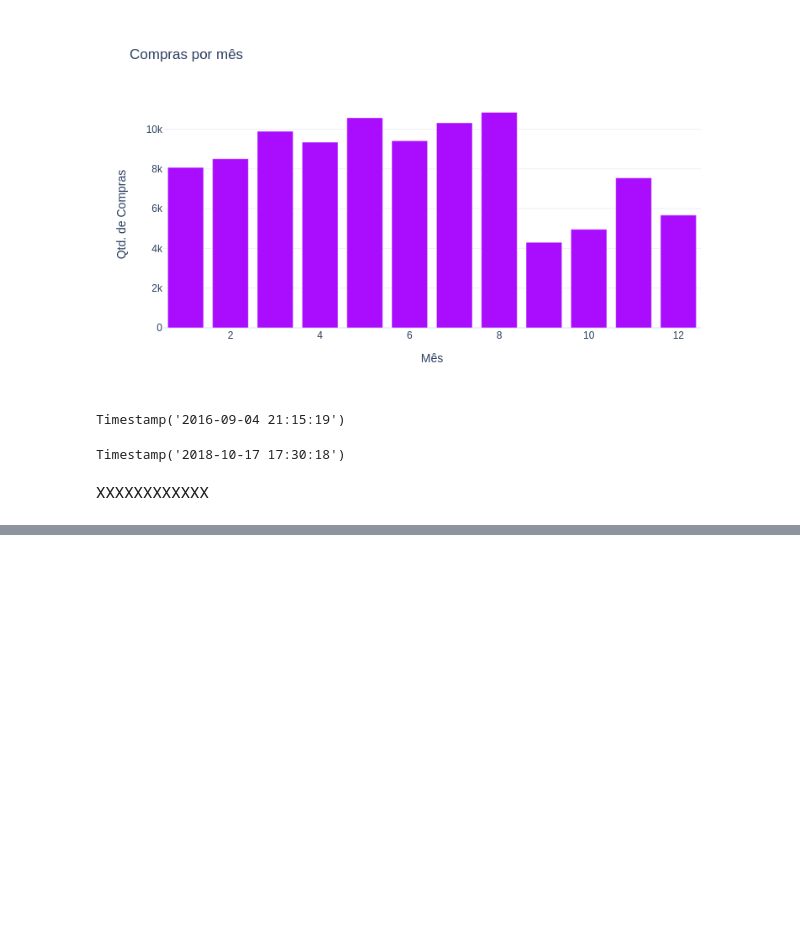
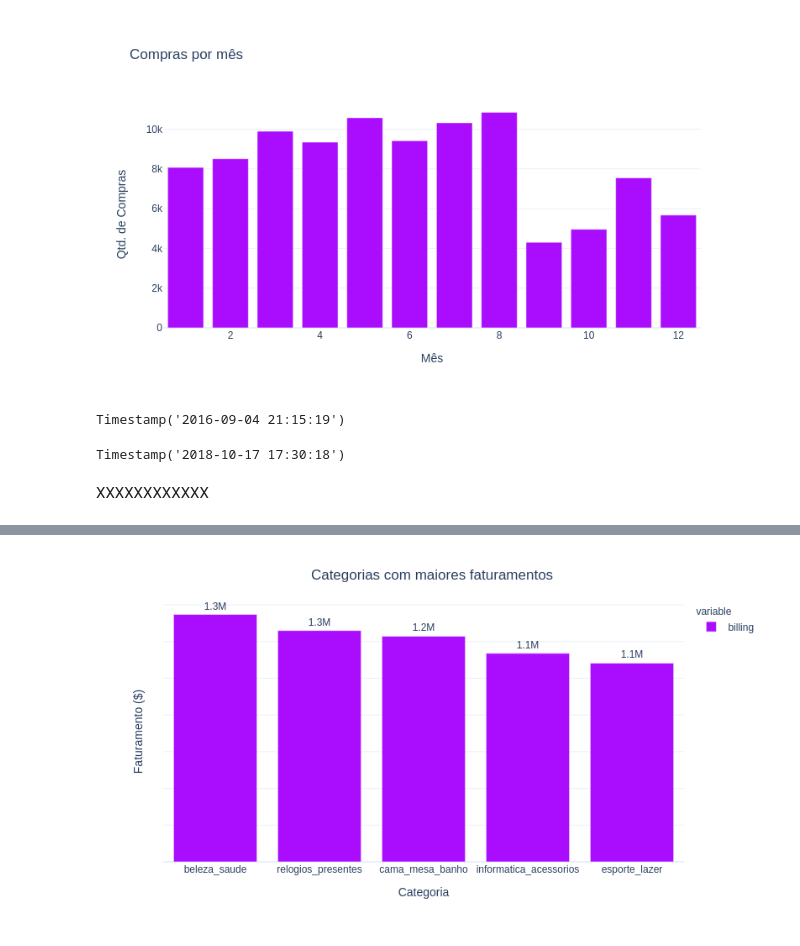
Before and after one commit to vf-fontes/intro-cd, a Jupyter notebook: 20200930_Olist.ipynb, the cells around one changed output, grey strips where cells are left out. Cells and saved outputs as stored; diff of their text form; code cells hidden in the pictures; blank space fills up the shorter version.

```diff
--- a/20200930_Olist.ipynb
+++ b/20200930_Olist.ipynb
@@ -741,0 +897,3 @@ df_compra_pagamentos.head()
+# %%
+df_resultante1= pd.merge(left=df_produtos[['product_id','product_category_name']], right=df_compra_itens[['product_id','billing']], how='left', on='product_id')
+df_resultante1.head()
@@ -741,0 +907,3 @@ df_compra_pagamentos.head()
+# %%
+data = df_resultante1.groupby('product_category_name').sum('billing').sort_values('billing',ascending=False)['billing'].head(5)
+data
@@ -741,0 +918,8 @@ df_compra_pagamentos.head()
+# %%
+fig = px.bar(data,text='value',color_discrete_sequence=px.colors.qualitative.Alphabet,template='plotly_white',labels={'product_category_name': 'Categoria', 'value':'Faturamento ($)'})
+fig.update_layout(title={'text' :'Categorias com maiores faturamentos','y': 0.95,'x': 0.5})
+fig.update_traces(texttemplate='%{text:.2s}', textposition='outside')
+fig.update_yaxes(showticklabels=False)
+gitly.show(fig)
+# %% [output]
+[figure, added]
```
Also changed, not shown: parts of 26 cells of this notebook.
